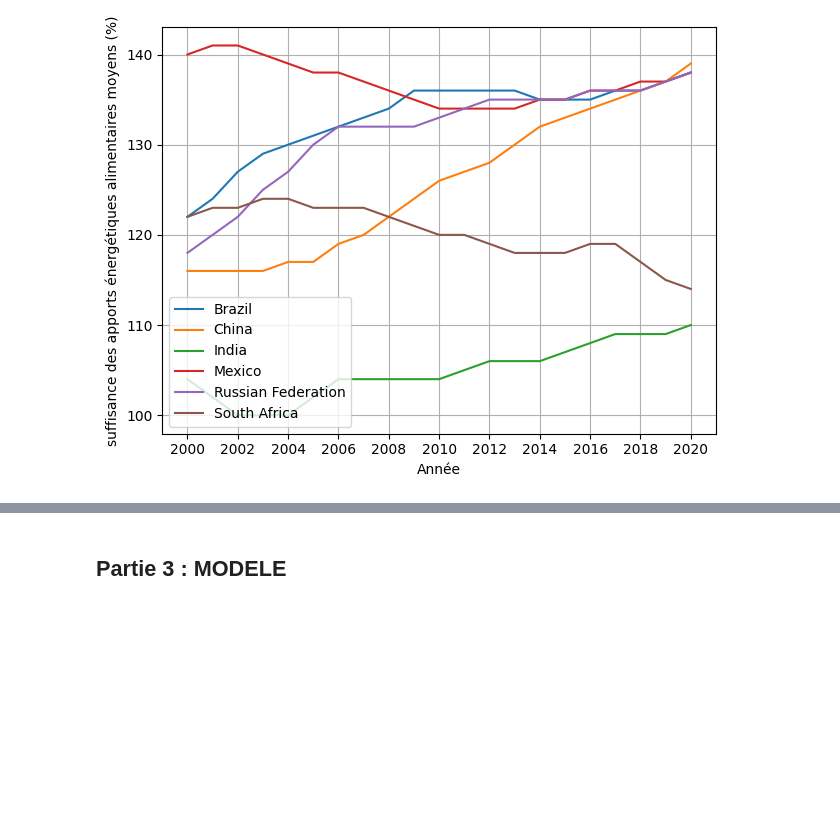
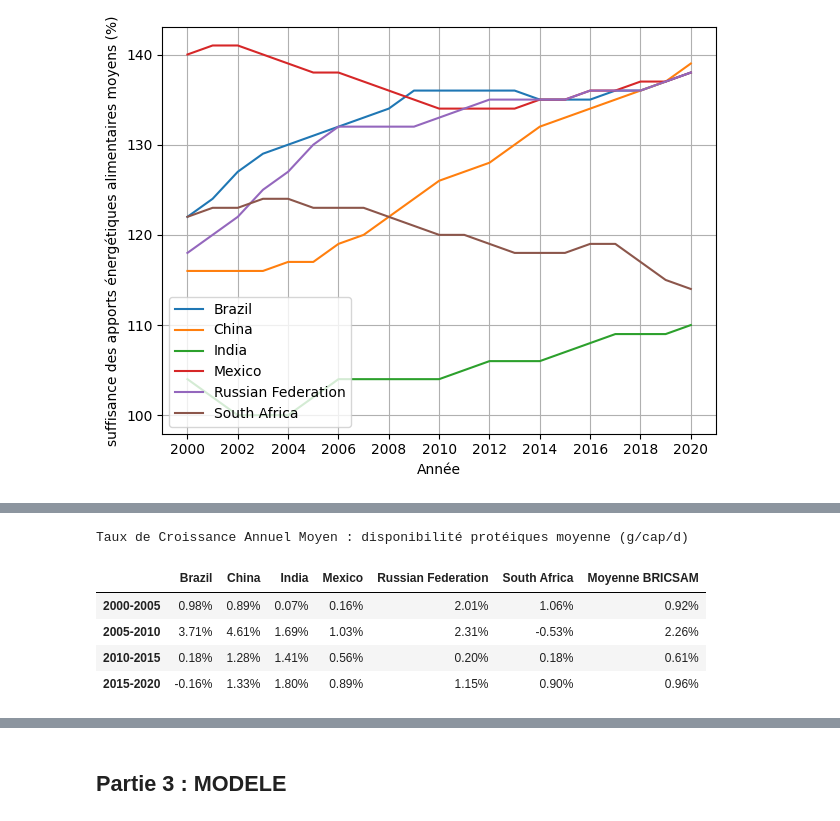
Before and after one commit to yczk9/projet_py4ds_Reis_Crapsky, a Jupyter notebook: Notebook_principal.ipynb, the cells around one changed output, grey strips where cells are left out. Cells and saved outputs as stored; diff of their text form; code cells hidden in the pictures; blank space fills up the shorter version.

```diff
--- a/Notebook_principal.ipynb
+++ b/Notebook_principal.ipynb
@@ -431,0 +445,9 @@ for indicator in indicators :
+# %%
+draw_tcam_table(data_BRICSAM_pivot, 'disponibilité protéiques moyenne (g/cap/d)')
+# %% [output]
+Taux de Croissance Annuel Moyen : disponibilité protéiques moyenne (g/cap/d)
+|  | Brazil | China | India | Mexico | Russian Federation | South Africa | Moyenne BRICSAM |
+| 2000-2005 | 0.98% | 0.89% | 0.07% | 0.16% | 2.01% | 1.06% | 0.92% |
+| 2005-2010 | 3.71% | 4.61% | 1.69% | 1.03% | 2.31% | -0.53% | 2.26% |
+| 2010-2015 | 0.18% | 1.28% | 1.41% | 0.56% | 0.20% | 0.18% | 0.61% |
+| 2015-2020 | -0.16% | 1.33% | 1.80% | 0.89% | 1.15% | 0.90% | 0.96% |
```
Also changed, not shown: parts of 10 cells of this notebook, 5 other files.
